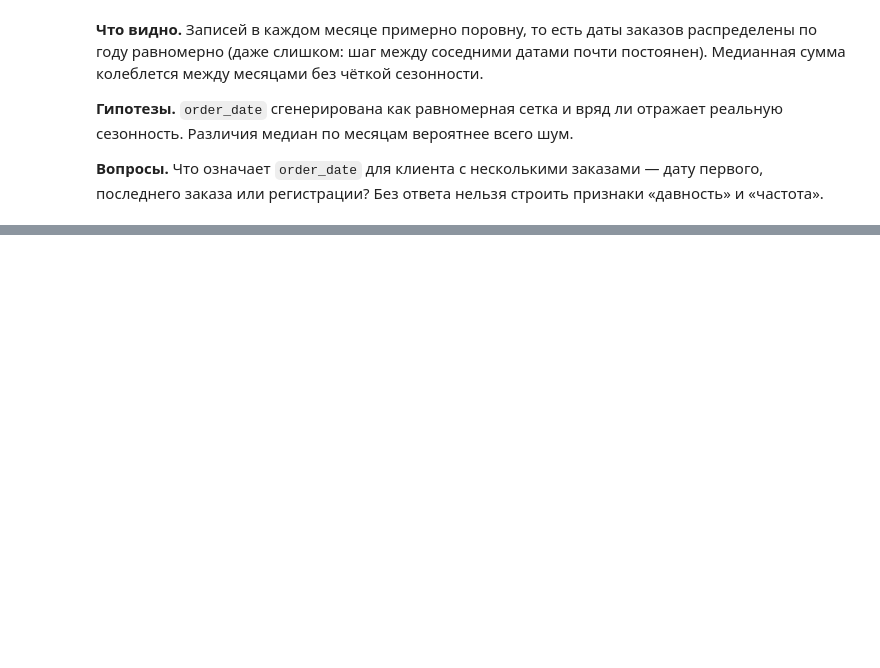
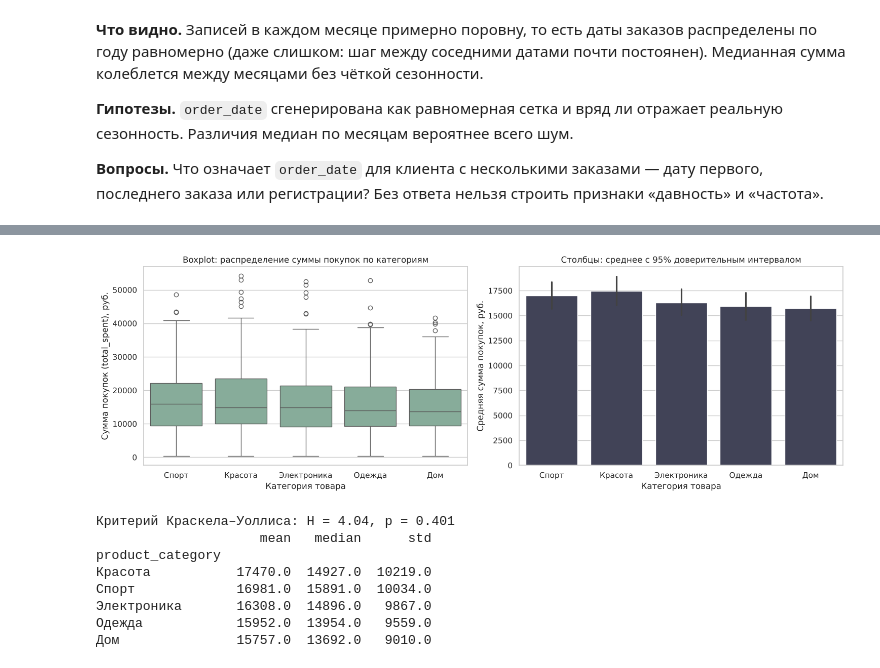
Before and after one commit to Askerah/Lab1_Int, a Jupyter notebook: notebooks/01_data_understanding.ipynb, the cells around one changed output, grey strips where cells are left out. Cells and saved outputs as stored; diff of their text form; code cells hidden in the pictures; blank space fills up the shorter version.

```diff
--- a/notebooks/01_data_understanding.ipynb
+++ b/notebooks/01_data_understanding.ipynb
@@ -696,0 +1082,29 @@ payment_method    хи-квадрат p = 0.803
+# %%
+order = df_eda.groupby("product_category", observed=True)["total_spent"].median().sort_values(ascending=False).index
+
+fig, axes = plt.subplots(1, 2, figsize=(15, 5))
+sns.boxplot(data=df_eda, x="product_category", y="total_spent", order=order, color="#81b29a", ax=axes[0])
+axes[0].set_title("Boxplot: распределение суммы покупок по категориям")
+axes[0].set_xlabel("Категория товара"); axes[0].set_ylabel("Сумма покупок (total_spent), руб.")
+
+sns.barplot(data=df_eda, x="product_category", y="total_spent", order=order, estimator="mean",
+            errorbar=("ci", 95), color="#3d405b", ax=axes[1])
+axes[1].set_title("Столбцы: среднее с 95% доверительным интервалом")
+axes[1].set_xlabel("Категория товара"); axes[1].set_ylabel("Средняя сумма покупок, руб.")
+plt.tight_layout()
+plt.show()
+
+groups = [g["total_spent"].values for _, g in df_eda.groupby("product_category", observed=True)]
+h, p = stats.kruskal(*groups)
+print(f"Критерий Краскела–Уоллиса: H = {h:.2f}, p = {p:.3f}")
+print(df_eda.groupby("product_category", observed=True)["total_spent"].agg(["mean", "median", "std"]).round(0).sort_values("mean", ascending=False).to_string())
+# %% [output]
+[figure, added]
+Критерий Краскела–Уоллиса: H = 4.04, p = 0.401
+                     mean   median      std
+product_category
+Красота           17470.0  14927.0  10219.0
+Спорт             16981.0  15891.0  10034.0
+Электроника       16308.0  14896.0   9867.0
+Одежда            15952.0  13954.0   9559.0
+Дом               15757.0  13692.0   9010.0
```
Also changed, not shown: parts of 29 cells of this notebook, 1 other file.
